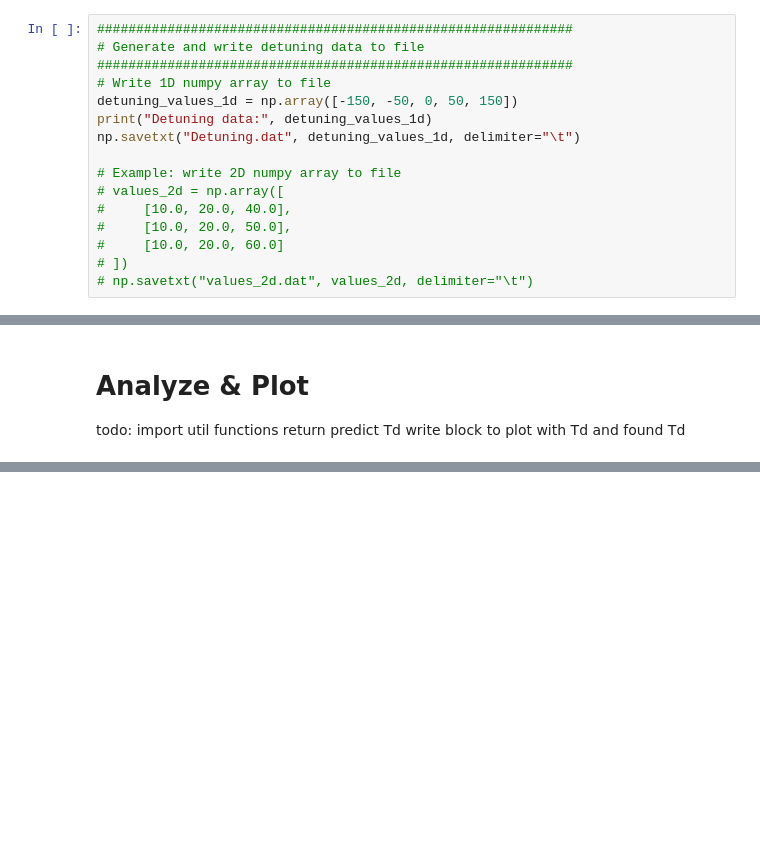
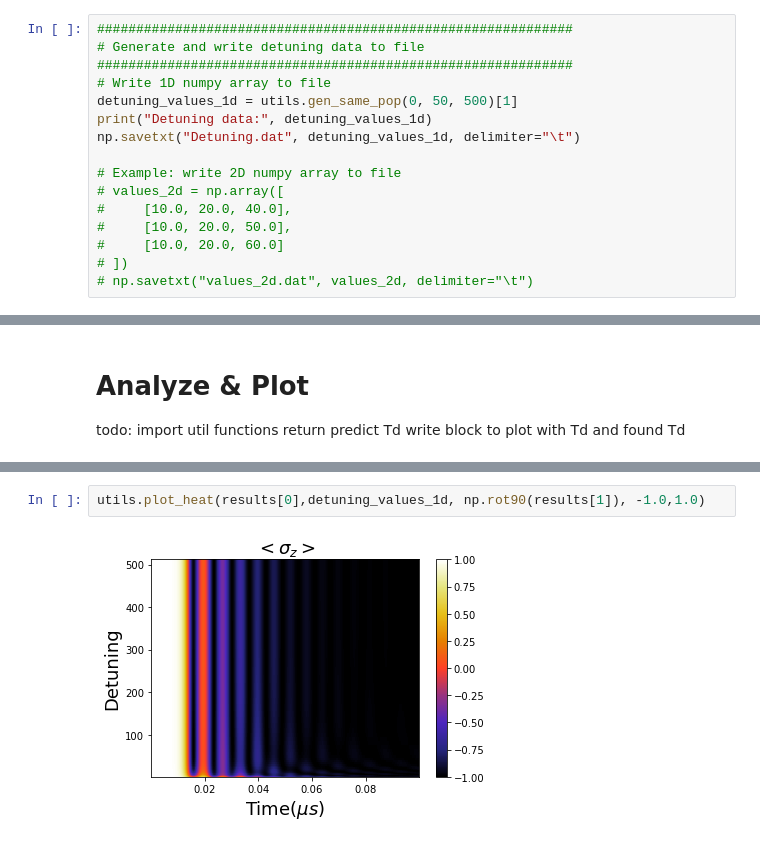
Before and after one commit to VodkaSin/Cuda_C_spin_sync, a Jupyter notebook: CUDA_code/cuda_run.ipynb, the cells around one changed output, grey strips where cells are left out. Saved outputs shown, nothing was run; the diff lists cells and outputs as text; blank space fills up the shorter version.

```diff
--- a/CUDA_code/cuda_run.ipynb
+++ b/CUDA_code/cuda_run.ipynb
@@ -30,7 +26,7 @@ read into detuning.dat
 # Generate and write detuning data to file
 #############################################################
 # Write 1D numpy array to file
-detuning_values_1d = np.array([-150, -50, 0, 50, 150])
+detuning_values_1d = utils.gen_same_pop(0, 50, 500)[1]
 print("Detuning data:", detuning_values_1d)
 np.savetxt("Detuning.dat", detuning_values_1d, delimiter="\t")
 
@@ -133,0 +134,4 @@ NameError: name 'runs' is not defined
+# %%
+utils.plot_heat(results[0],detuning_values_1d, np.rot90(results[1]), -1.0,1.0)
+# %% [output]
+[figure, added]
```
Also changed, not shown: parts of 10 cells of this notebook, 1 other file.
